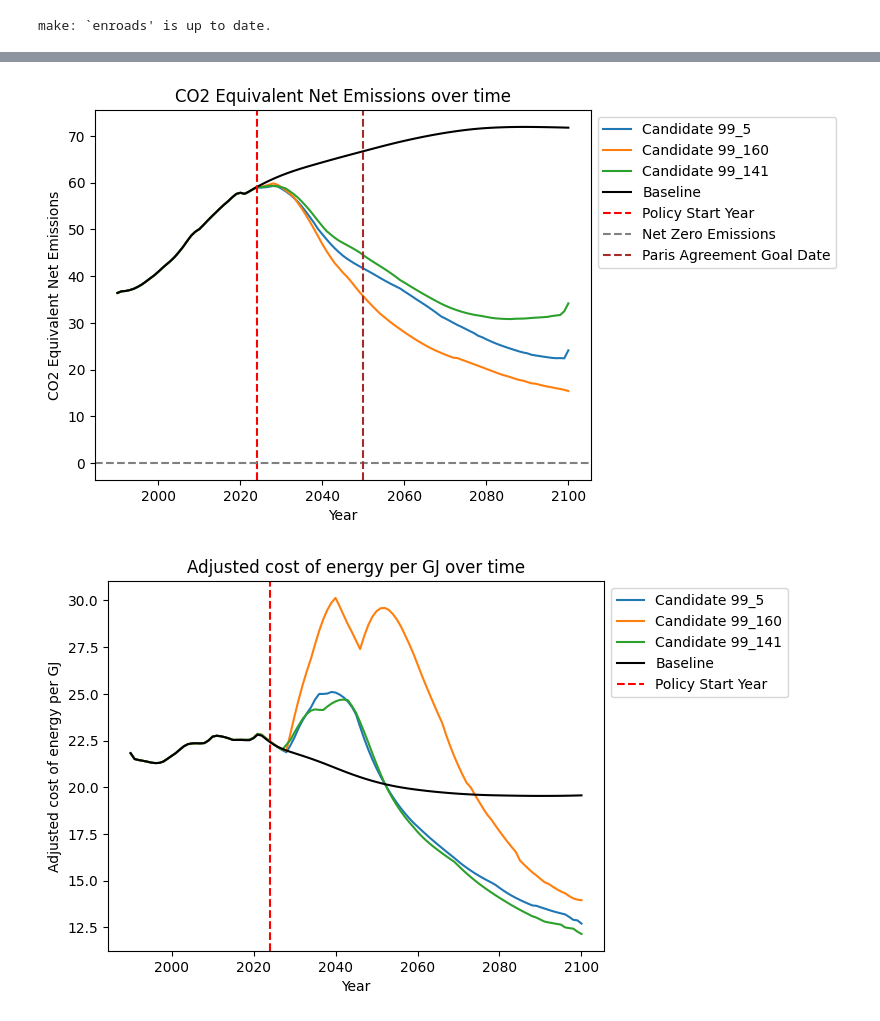
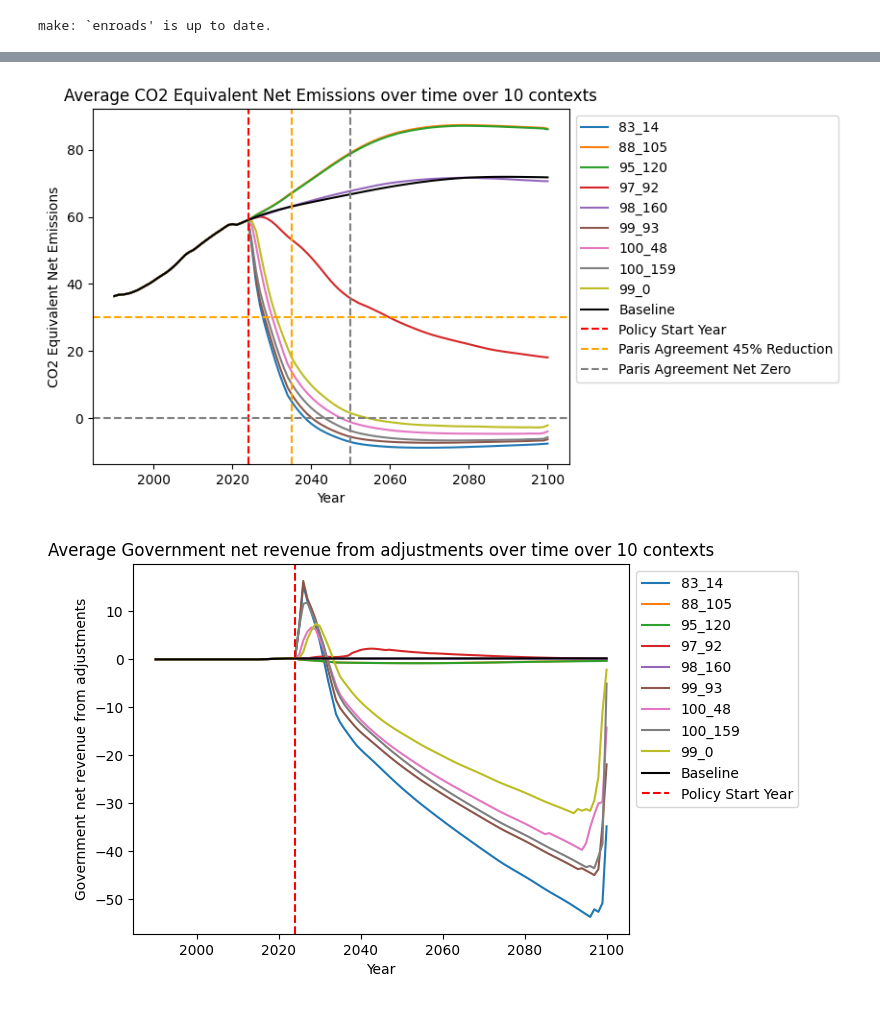
Before and after one commit to cognizant-ai-labs/en-roads-py, a Jupyter notebook: experiments/analysis.ipynb, the cells around one changed output, grey strips where cells are left out. Saved outputs shown, nothing was run; the diff lists cells and outputs as text; code cells hidden in the pictures.

```diff
--- a/experiments/analysis.ipynb
+++ b/experiments/analysis.ipynb
@@ -13,10 +12,10 @@ from generate_url import open_browser
 # %%
-results_dir = Path("results//presentation/basetwo")
+results_dir = Path("results/presentation/renewablegovernment")
 config = json.load(open(results_dir / "config.json"))
 gens = len(list(results_dir.glob("[0-9]*.csv")))-1
 context = config["context"]
 actions = config["actions"]
 outcomes = config["outcomes"]
 n_elites = config["evolution_params"]["n_elites"]
-print(gens, outcomes)
+print(gens, outcomes, len(actions), len(context))
 # %% [output]
@@ -28,6 +27,7 @@ model_params["in_size"] = len(context) if len(context) > 0 else len(input_specs)
 model_params["out_size"] = len(actions)
 
 evaluator = Evaluator("experiments/temp", context, actions, outcomes)
+experimenter = Experimenter(results_dir)
 # %% [output]
 make: `enroads' is up to date.
 # %%
@@ -90,16 +90,0 @@ final_pareto
-# %%
-sample_points = set()
-for outcome in outcomes:
-    sorted_pareto = final_pareto.sort_values(outcome)
-    sample_points.add(sorted_pareto.iloc[0]["cand_id"])
-    sample_points.add(sorted_pareto.iloc[-1]["cand_id"])
-
-i = 0
-while len(sample_points) < 9 and i < len(outcomes):
-    outcome = outcome_keys[i]
-    sorted_pareto = final_pareto.sort_values(outcome)
-    sample_points.add(sorted_pareto.iloc[len(sorted_pareto) // 2]["cand_id"])
-    i += 1
-
-sample_points = list(sample_points)
-sample_points
@@ -107,0 +91,7 @@ sample_points
+# %%
+if len(final_pareto) < 10:
+    sample_points = final_pareto["cand_id"].tolist()
+else:
+    sample_points = final_pareto.sort_values("distance", ascending=False)["cand_id"].head(9).tolist()
+
+sample_points
@@ -319,28 +237,32 @@ def get_average_df(dfs: list[pd.DataFrame]):
     avg_df /= len(dfs)
     return avg_df
 # %%
-def plot_outcome_over_time(outcome, cand_ids):
+def plot_outcome_over_time(outcome, cand_ids, paris=False):
     for cand_id in cand_ids:
-        cand = get_candidate_from_id(results_dir, cand_id)
+        cand = experimenter.get_candidate_from_id(cand_id)
         cand_outcomes = evaluator.evaluate_candidate(cand)
         avg_df = get_average_df(cand_outcomes)
-        plt.plot(range(1990, 2101), avg_df[outcome], label=f"Candidate {cand_id}")
+        plt.plot(range(1990, 2101), avg_df[outcome], label=f"{cand_id}")
     plt.plot(range(1990, 2101), baseline_df[outcome], color="black", label="Baseline")
     plt.axvline(x=2024, color="red", linestyle="--", label="Policy Start Year")
     if outcome == "CO2 Equivalent Net Emissions":
-        plt.axhline(y=0, color="gray", linestyle="--", label="Net Zero Emissions")
-        plt.axvline(x=2050, color="brown", linestyle="--", label="Paris Agreement Goal Date")
+        plt.axhline(y=0, color="gray", linestyle="--")
+        if paris:
+            plt.axhline(y=54.4789*0.55, color="orange", linestyle="--", label="Paris Agreement 45% Reduction")
+            plt.axvline(x=2035, color="orange", linestyle="--")
+            plt.axvline(x=2050, color="gray", linestyle="--", label="Paris Agreement Net Zero")
     plt.legend(bbox_to_anchor=(1, 1))
     if len(cand_outcomes) > 1:
         plt.title(f"Average {outcome} over time over {len(cand_outcomes)} contexts")
     else:
         plt.title(f"{outcome} over time")
     plt.xlabel("Year")
     plt.ylabel(outcome)
     plt.show()
 
+paris = "Emissions Above Paris Agreement" in outcomes
 for outcome in enroads_outcomes:
-    plot_outcome_over_time(outcome, sample_points)
+    plot_outcome_over_time(outcome, sample_points, paris)
 # %% [output]
-[figure, old version]
+[figure, new version]
-[figure, old version]
+[figure, new version]
```
Also changed, not shown: parts of 26 cells of this notebook, 30 other files.
